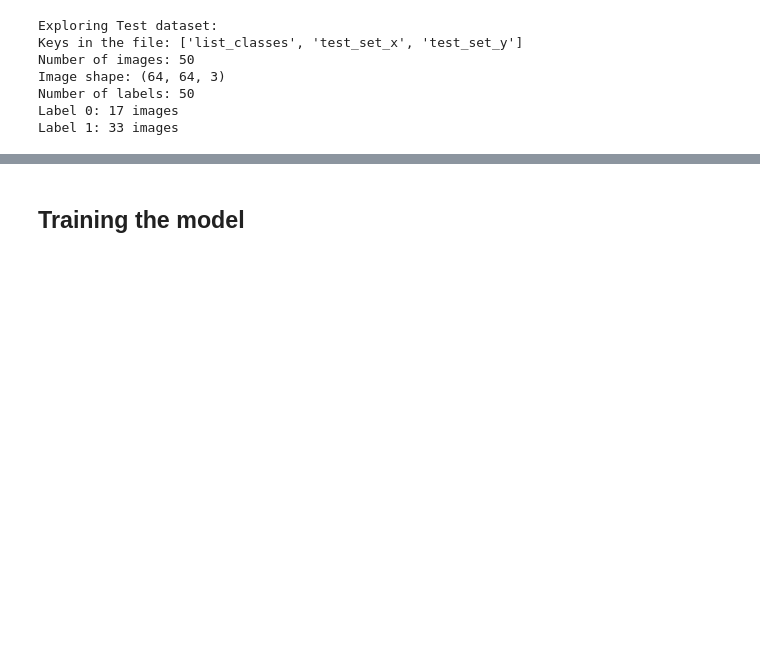
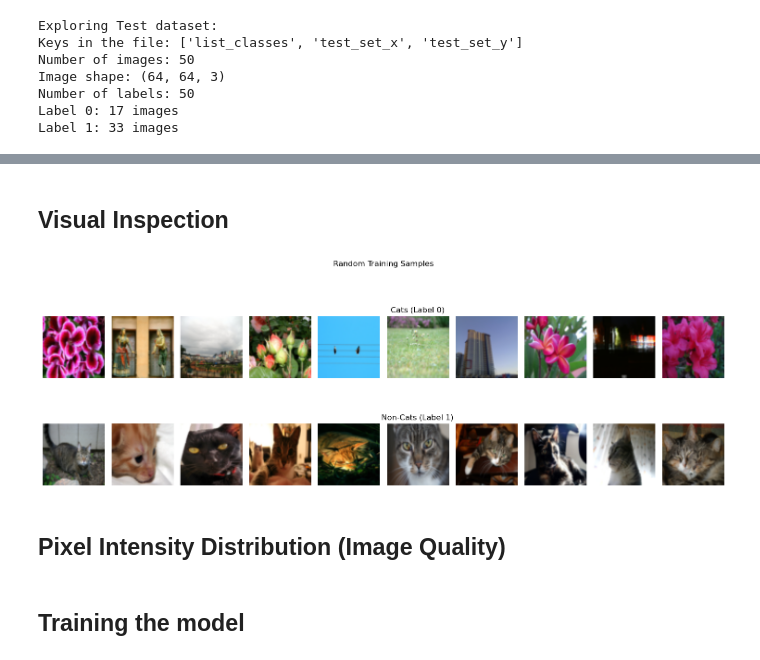
Before and after one commit to IvanMahlelebe/learning-pytorch, a Jupyter notebook: notebooks/00-bias-variance-analysis.ipynb, the cells around one changed output, grey strips where cells are left out. Drawn from its saved outputs; the diff is of its cells as text; code cells hidden in the pictures; blank space fills up the shorter version.

Commit message:
[feature/mlp-training] reasonable b/v analysis results

```diff
--- a/notebooks/00-bias-variance-analysis.ipynb
+++ b/notebooks/00-bias-variance-analysis.ipynb
@@ -98,0 +92,39 @@ Label 1: 33 images
+# %% [markdown]
+## Visual Inspection
+# %%
+def visualize_samples(dataset, n_samples=5):
+  """Display n_samples of Label 0 (cats) and Label 1 (non-cats) in two rows."""
+
+  np.random.seed(42)
+  label_mask = dataset.labels.squeeze() == 0
+  label_0_indices = np.where(label_mask)[0]
+  label_1_indices = np.where(~label_mask)[0]
+
+  selected_indices = [
+    np.random.choice(label_0_indices, n_samples, replace=False),
+    np.random.choice(label_1_indices, n_samples, replace=False)
+  ]
+
+  _, axes = plt.subplots(2, n_samples, figsize=(15, 6))
+
+  for row, indices in enumerate(selected_indices):
+    batch = torch.stack([dataset[i][0] for i in indices])
+    imgs = batch.permute(0, 2, 3, 1).numpy()
+
+    for col in range(n_samples):
+      axes[row, col].imshow(imgs[col])
+      axes[row, col].axis('off')
+
+  axes[0, n_samples//2].set_title("Cats (Label 0)", fontsize=12)
+  axes[1, n_samples//2].set_title("Non-Cats (Label 1)", fontsize=12)
+
+  plt.suptitle("Random Training Samples")
+
+  plt.tight_layout()
+  plt.show()
+# %%
+visualize_samples(train_dataset, n_samples=10)
+# %% [output]
+[figure, added]
+# %% [markdown]
+## Pixel Intensity Distribution (Image Quality)
```
Also changed, not shown: parts of 7 cells of this notebook, 5 other files.
